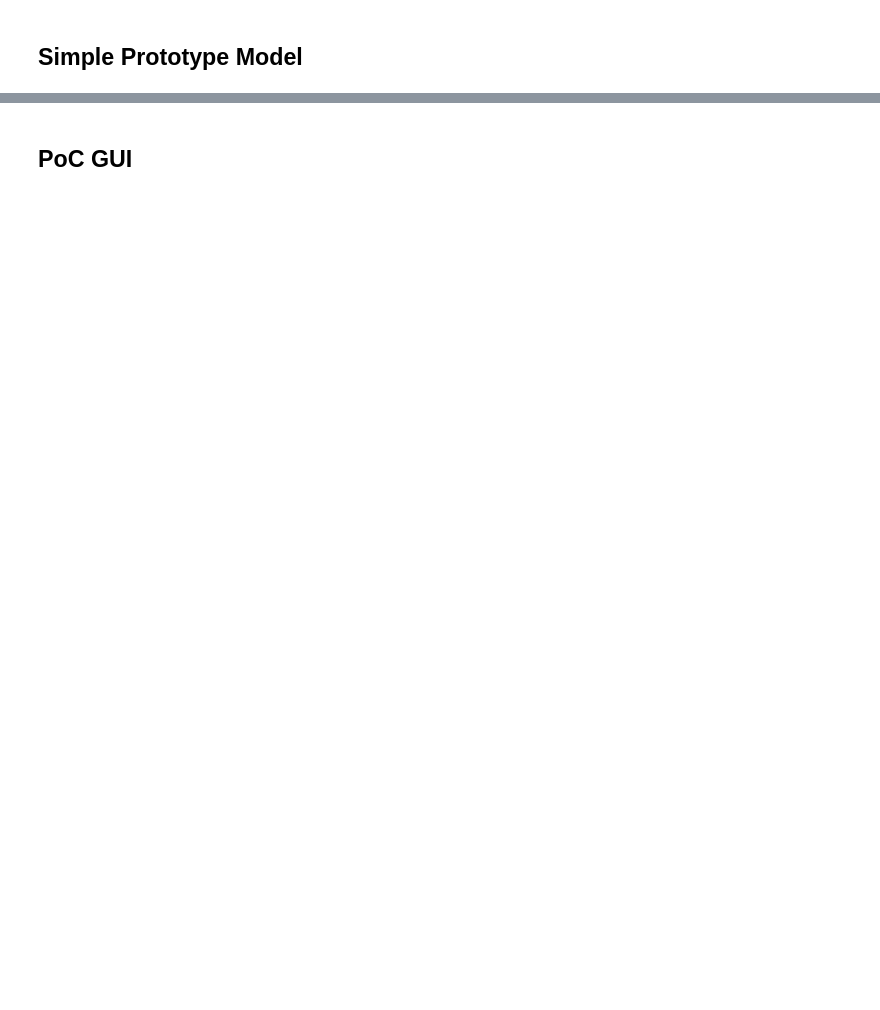
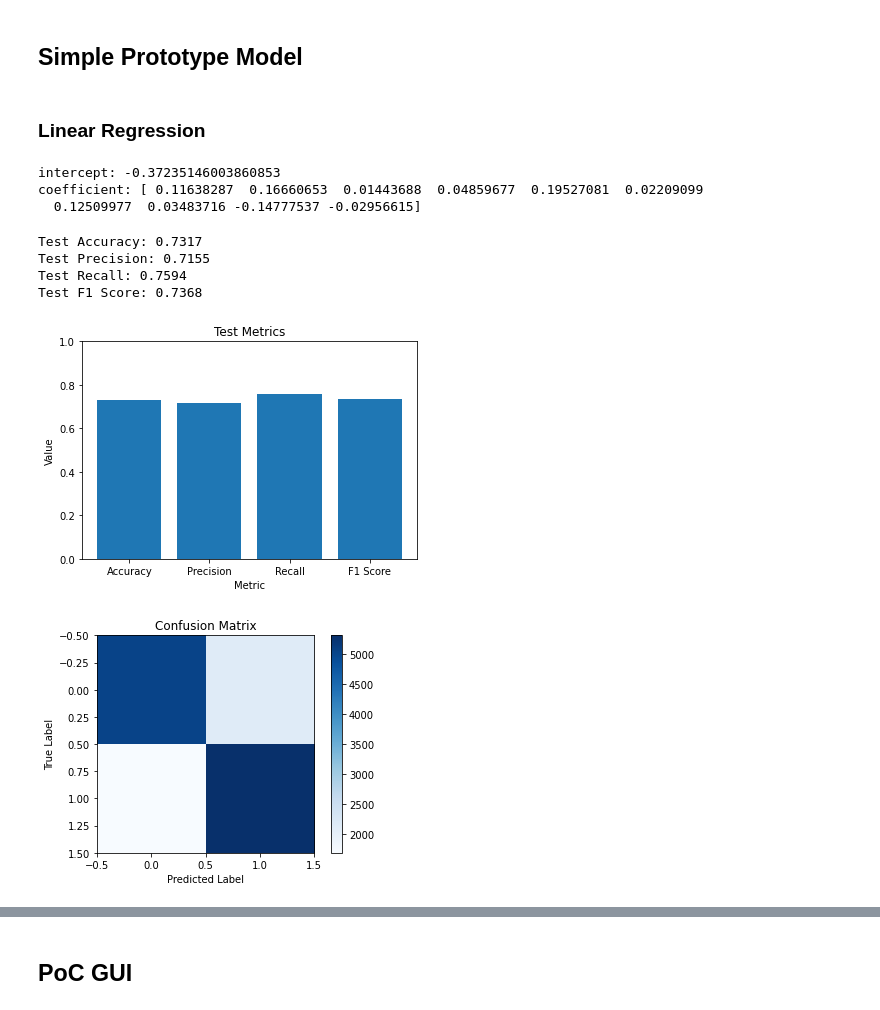
Before and after one commit to AmBadAl/Diabetes, a Jupyter notebook: ml_model.ipynb, the cells around one changed output, grey strips where cells are left out. Cells and saved outputs as stored; diff of their text form; code cells hidden in the pictures; blank space fills up the shorter version.

```diff
--- a/ml_model.ipynb
+++ b/ml_model.ipynb
@@ -364,0 +367,52 @@ Selected Features:
+# %% [markdown]
+### Linear Regression
+# %%
+from sklearn.linear_model import LinearRegression
+
+clf = LinearRegression()
+clf.fit(X_train[selected_features], y_train)
+print(f"intercept: {clf.intercept_}")
+print(f"coefficient: {clf.coef_}")
+# %% [output]
+intercept: -0.37235146003860853
+coefficient: [ 0.11638287  0.16660653  0.01443688  0.04859677  0.19527081  0.02209099
+  0.12509977  0.03483716 -0.14777537 -0.02956615]
+# %%
+y_pred_test = clf.predict(X_test[selected_features])
+y_pred_test = np.array(list(map(int, y_pred_test > 0.5)))
+
+# Evaluate the performance on the test data
+test_acc = accuracy_score(y_test, y_pred_test)
+test_prec = precision_score(y_test, y_pred_test)
+test_recall = recall_score(y_test, y_pred_test)
+test_f1 = f1_score(y_test, y_pred_test)
+print("Test Accuracy: {:.4f}".format(test_acc))
+print("Test Precision: {:.4f}".format(test_prec))
+print("Test Recall: {:.4f}".format(test_recall))
+print("Test F1 Score: {:.4f}".format(test_f1))
+
+# Plot the loss and metrics
+metrics = [test_acc, test_prec, test_recall, test_f1]
+metric_labels = ['Accuracy', 'Precision', 'Recall', 'F1 Score']
+plt.bar(metric_labels, metrics)
+plt.ylim([0, 1])
+plt.xlabel('Metric')
+plt.ylabel('Value')
+plt.title('Test Metrics')
+plt.show()
+
+# Plot the confusion matrix
+cm = confusion_matrix(y_test, y_pred_test)
+plt.imshow(cm, cmap='Blues')
+plt.colorbar()
+plt.xlabel('Predicted Label')
+plt.ylabel('True Label')
+plt.title('Confusion Matrix')
+plt.show()
+# %% [output]
+Test Accuracy: 0.7317
+Test Precision: 0.7155
+Test Recall: 0.7594
+Test F1 Score: 0.7368
+[figure, added]
+[figure, added]
```
Also changed, not shown: parts of 9 cells of this notebook.
